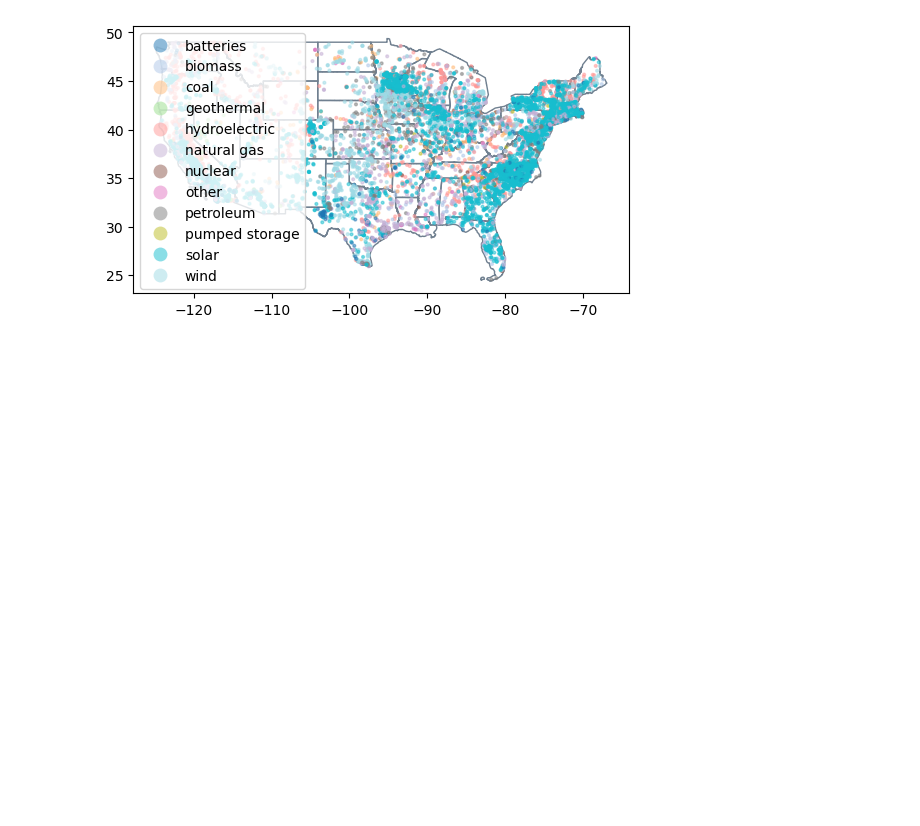
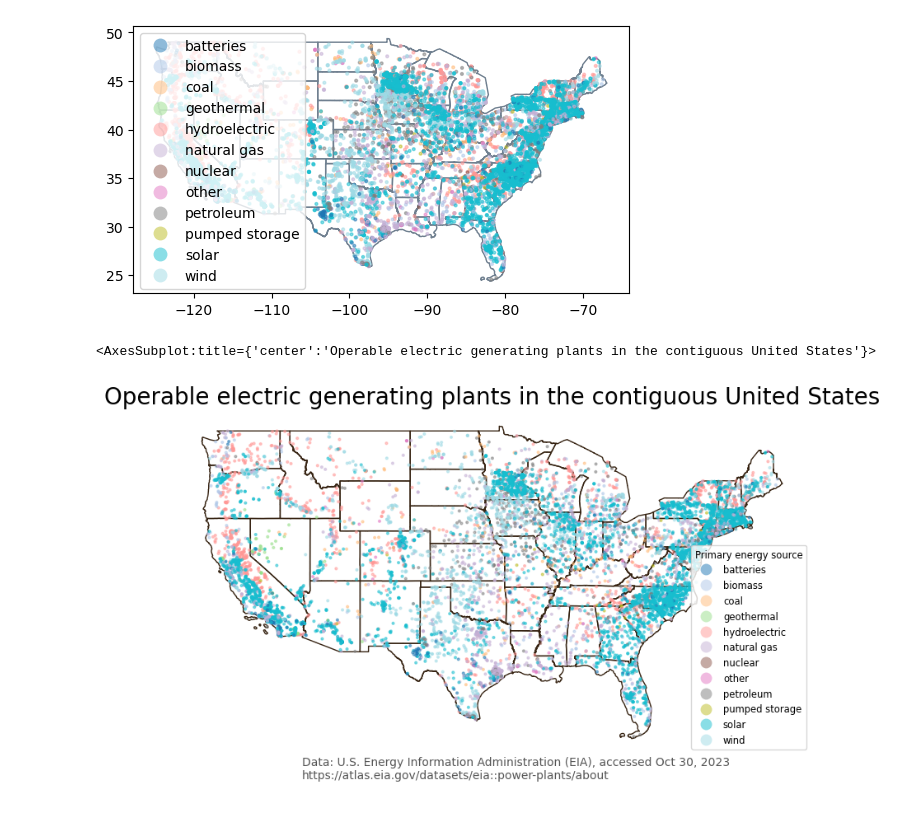
Before and after one commit to a-ramji/eds220-week5, a Jupyter notebook: lesson-13-crs.ipynb, the cells around one changed output. Drawn from its saved outputs; the diff is of its cells as text; code cells hidden in the pictures; blank space fills up the shorter version.

Commit message:
final plot

```diff
--- a/lesson-13-crs.ipynb
+++ b/lesson-13-crs.ipynb
@@ -380,3 +380,43 @@ power_plants_subset.plot(ax=ax,
 plt.show()
 # %% [output]
 [figure]
+# %%
+# figsize updates the figure size
+fig, ax = plt.subplots(figsize=(10, 6))
+
+# --------------------------
+# remove the axis box around the map
+ax.axis('off')
+
+# update title
+ax.set_title('Operable electric generating plants in the contiguous United States',
+fontsize=20)
+
+# annotate the data source
+ax.annotate("Data: U.S. Energy Information Administration (EIA), accessed Oct 30, 2023 \nhttps://atlas.eia.gov/datasets/eia::power-plants/about",
+            xy=(0.25, .06), # position
+            xycoords='figure fraction',
+            fontsize=10,
+            color='#555555')
+
+# --------------------------
+# add states
+states_subset.plot(ax=ax,
+               color='none',
+               edgecolor = '#362312')
+
+# add electric power plants colored by energy source
+power_plants_subset.plot(ax=ax,
+                  column='primsource',
+                  legend=True,
+                  markersize = 4,
+                  cmap='tab20',
+                  alpha=0.5,
+                  # adjust legend
+                  legend_kwds={'loc': "lower right",
+                                'title':'Primary energy source',
+                                'title_fontsize':'small',
+                                'fontsize':'small'})
+# %% [output]
+<AxesSubplot:title={'center':'Operable electric generating plants in the contiguous United States'}>
+[figure, added]
```
